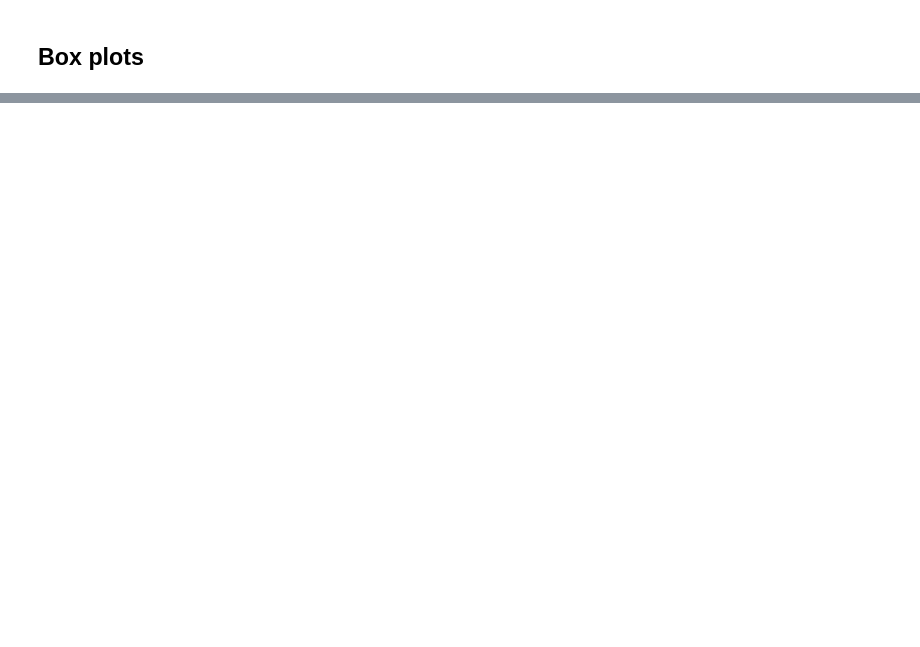
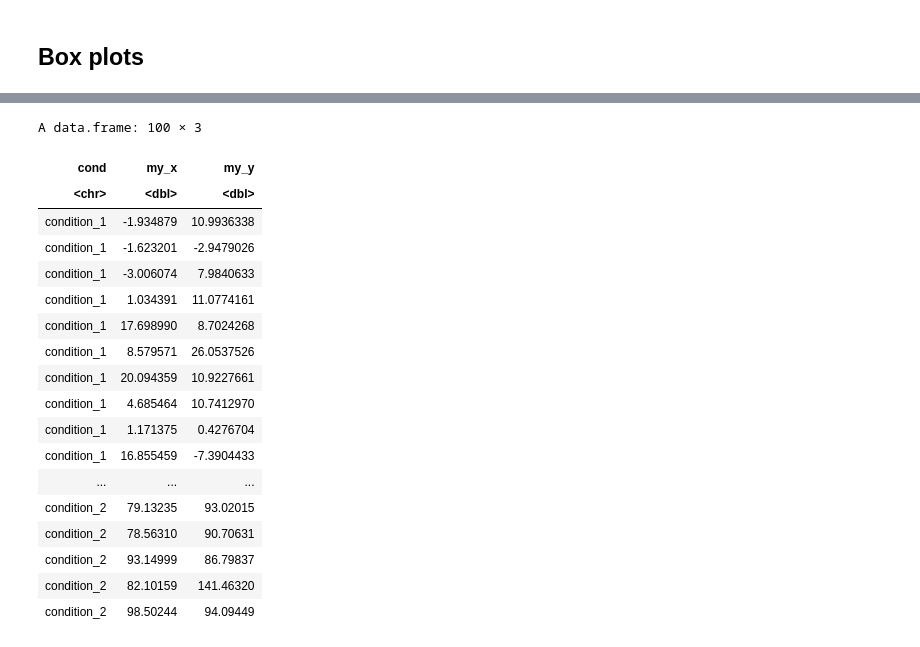
Before and after one commit to sarker2018/Data-Visualisation-with-Python-and-R, a Jupyter notebook: R_Visualisation.ipynb, the cells around one changed output, grey strips where cells are left out. Cells and saved outputs as stored; diff of their text form; code cells hidden in the pictures; blank space fills up the shorter version.

```diff
--- a/R_Visualisation.ipynb
+++ b/R_Visualisation.ipynb
@@ -175,0 +217,25 @@ A boxplot gives a nice summary of one or more numeric variables. A boxplot is co
+# %%
+library(ggplot2)
+
+# create a data frame
+variety=rep(LETTERS[1:7], each=40)
+treatment=rep(c("high","low"),each=20)
+note=seq(1:280)+sample(1:150, 280, replace=T)
+data=data.frame(variety, treatment ,  note)
+
+
+options(repr.plot.width = 14, repr.plot.height = 8)
+# One box per treatment
+p1 <- ggplot(data, aes(x=variety, y=note, fill=treatment)) +
+  geom_boxplot() +
+  facet_wrap(~treatment)+
+  ggtitle("One box per treatment")
+
+# one box per variety
+p2 <- ggplot(data, aes(x=variety, y=note, fill=treatment)) +
+  geom_boxplot() +
+  facet_wrap(~variety, scale="free")+
+  ggtitle("One box per variety")
+
+p1
+p2
@@ -175,0 +245,28 @@ A boxplot gives a nice summary of one or more numeric variables. A boxplot is co
+# %%
+# Create dummy data
+data <- data.frame(
+  cond = rep(c("condition_1", "condition_2"), each=10),
+  my_x = 1:100 + rnorm(100,sd=9),
+  my_y = 1:100 + rnorm(100,sd=16)
+)
+data
+# %% [output]
+A data.frame: 100 × 3
+| cond | my_x | my_y |
+| <chr> | <dbl> | <dbl> |
+| condition_1 | -1.934879 | 10.9936338 |
+| condition_1 | -1.623201 | -2.9479026 |
+| condition_1 | -3.006074 | 7.9840633 |
+| condition_1 | 1.034391 | 11.0774161 |
+| condition_1 | 17.698990 | 8.7024268 |
+| condition_1 | 8.579571 | 26.0537526 |
+| condition_1 | 20.094359 | 10.9227661 |
+| condition_1 | 4.685464 | 10.7412970 |
+| condition_1 | 1.171375 | 0.4276704 |
+| condition_1 | 16.855459 | -7.3904433 |
+| ... | ... | ... |
+| condition_2 | 79.13235 | 93.02015 |
+| condition_2 | 78.56310 | 90.70631 |
+| condition_2 | 93.14999 | 86.79837 |
+| condition_2 | 82.10159 | 141.46320 |
+| condition_2 | 98.50244 | 94.09449 |
```
Also changed, not shown: parts of 3 cells of this notebook.
